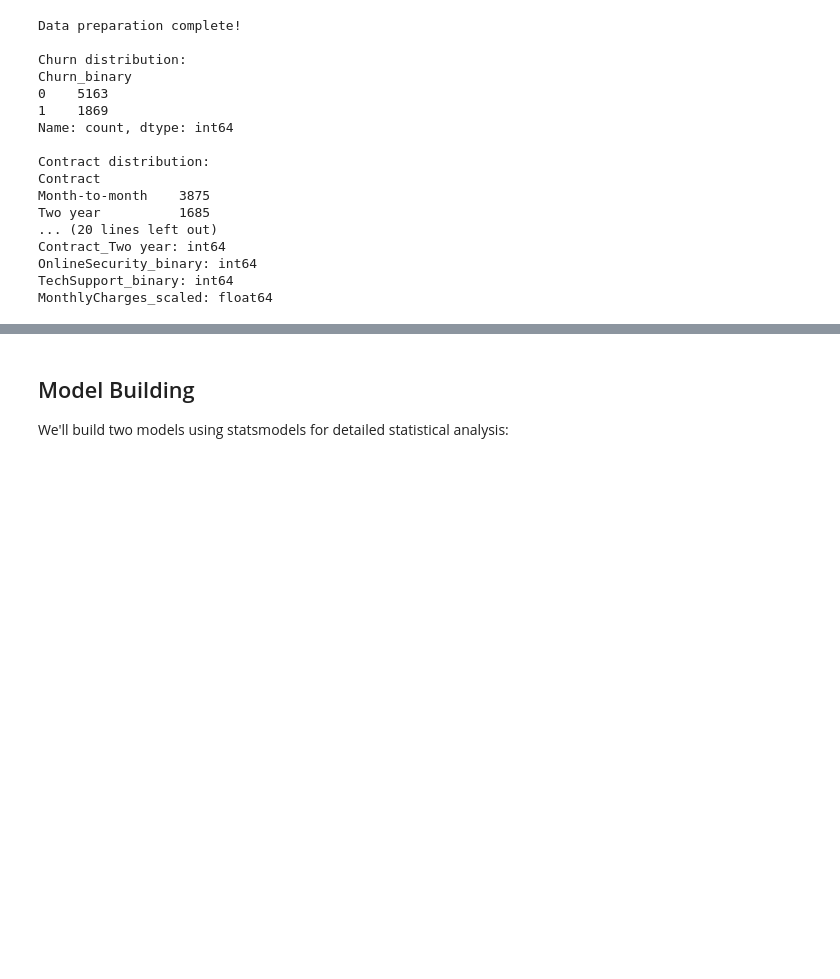
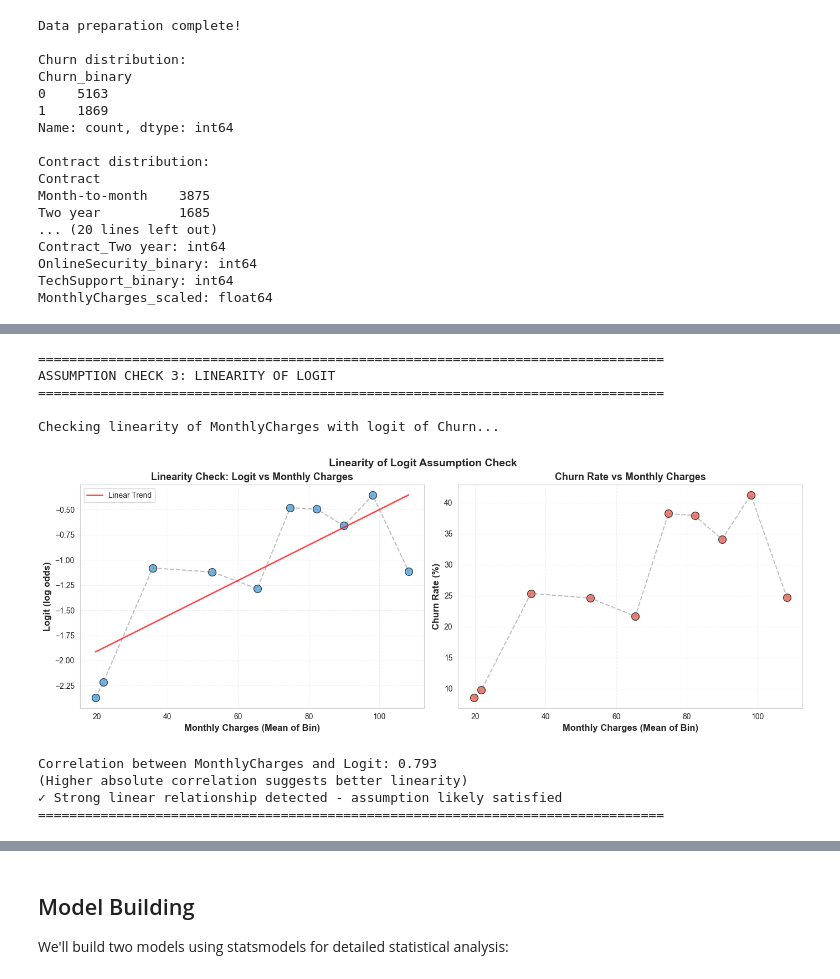
Before and after one commit to giovannivitale4722/325_project, a Jupyter notebook: multiple_logistic_regression_hypothesis_test.ipynb, the cells around one changed output, grey strips where cells are left out. Cells and saved outputs as stored; diff of their text form; code cells hidden in the pictures; blank space fills up the shorter version.

```diff
--- a/multiple_logistic_regression_hypothesis_test.ipynb
+++ b/multiple_logistic_regression_hypothesis_test.ipynb
@@ -129,0 +247,74 @@ MonthlyCharges_scaled: float64
+# %%
+# Assumption Check 3: Linearity of Logit (for continuous predictors)
+print("="*80)
+print("ASSUMPTION CHECK 3: LINEARITY OF LOGIT")
+print("="*80)
+print("\nChecking linearity of MonthlyCharges with logit of Churn...")
+
+# Create bins for MonthlyCharges to check linearity
+df_analysis['MonthlyCharges_bins'] = pd.qcut(df_analysis['MonthlyCharges'], q=10, duplicates='drop')
+
+# Calculate logit for each bin
+bin_stats = df_analysis.groupby('MonthlyCharges_bins').agg({
+    'Churn_binary': ['mean', 'count'],
+    'MonthlyCharges': 'mean'
+}).reset_index()
+
+bin_stats.columns = ['Bin', 'Churn_Rate', 'Count', 'Mean_Charges']
+bin_stats = bin_stats[bin_stats['Count'] > 0]  # Remove empty bins
+
+# Calculate logit (log odds)
+bin_stats['Logit'] = np.log(bin_stats['Churn_Rate'] / (1 - bin_stats['Churn_Rate'] + 1e-10))
+
+# Plot to visualize linearity
+fig, axes = plt.subplots(1, 2, figsize=(14, 5))
+
+# Plot 1: Logit vs Monthly Charges
+axes[0].scatter(bin_stats['Mean_Charges'], bin_stats['Logit'], s=100, alpha=0.7, color='#3498db', edgecolor='black')
+axes[0].plot(bin_stats['Mean_Charges'], bin_stats['Logit'], '--', alpha=0.5, color='gray')
+axes[0].set_xlabel('Monthly Charges (Mean of Bin)', fontsize=12, fontweight='bold')
+axes[0].set_ylabel('Logit (log odds)', fontsize=12, fontweight='bold')
+axes[0].set_title('Linearity Check: Logit vs Monthly Charges', fontsize=13, fontweight='bold')
+axes[0].grid(alpha=0.3, linestyle='--')
+
+# Add trend line
+z = np.polyfit(bin_stats['Mean_Charges'], bin_stats['Logit'], 1)
+p = np.poly1d(z)
+axes[0].plot(bin_stats['Mean_Charges'], p(bin_stats['Mean_Charges']), "r-", alpha=0.7, linewidth=2, label='Linear Trend')
+axes[0].legend()
+
+# Plot 2: Churn Rate vs Monthly Charges (for reference)
+axes[1].scatter(bin_stats['Mean_Charges'], bin_stats['Churn_Rate'] * 100, s=100, alpha=0.7, color='#e74c3c', edgecolor='black')
+axes[1].plot(bin_stats['Mean_Charges'], bin_stats['Churn_Rate'] * 100, '--', alpha=0.5, color='gray')
+axes[1].set_xlabel('Monthly Charges (Mean of Bin)', fontsize=12, fontweight='bold')
+axes[1].set_ylabel('Churn Rate (%)', fontsize=12, fontweight='bold')
+axes[1].set_title('Churn Rate vs Monthly Charges', fontsize=13, fontweight='bold')
+axes[1].grid(alpha=0.3, linestyle='--')
+
+plt.tight_layout()
+plt.suptitle('Linearity of Logit Assumption Check', fontsize=14, fontweight='bold', y=1.02)
+plt.show()
+
+# Check correlation between MonthlyCharges and logit
+correlation = np.corrcoef(bin_stats['Mean_Charges'], bin_stats['Logit'])[0, 1]
+print(f"\nCorrelation between MonthlyCharges and Logit: {correlation:.3f}")
+print("(Higher absolute correlation suggests better linearity)")
+
+if abs(correlation) > 0.7:
+    print("✓ Strong linear relationship detected - assumption likely satisfied")
+elif abs(correlation) > 0.5:
+    print("⚠ Moderate linear relationship - assumption may be reasonably satisfied")
+else:
+    print("✗ Weak linear relationship - may need transformation")
+print("="*80)
+# %% [output]
+================================================================================
+ASSUMPTION CHECK 3: LINEARITY OF LOGIT
+================================================================================
+
+Checking linearity of MonthlyCharges with logit of Churn...
+[figure, added]
+Correlation between MonthlyCharges and Logit: 0.793
+(Higher absolute correlation suggests better linearity)
+✓ Strong linear relationship detected - assumption likely satisfied
+================================================================================
```
Also changed, not shown: parts of 8 cells of this notebook, 1 other file.
